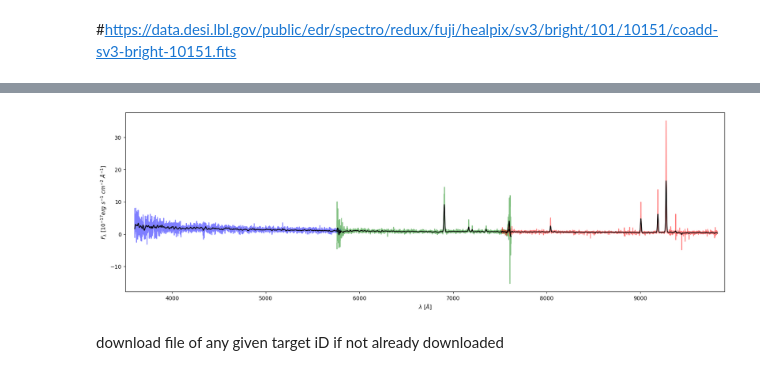
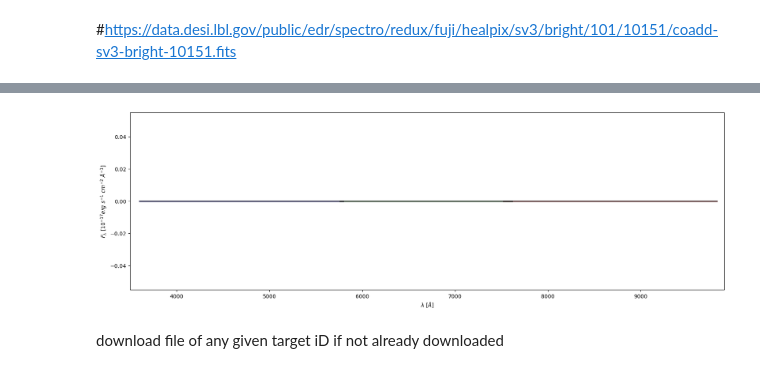
Before and after one commit to abigailpatrick/DESI-Mini-Project, a Jupyter notebook: DESI_SPECTRA.ipynb, the cells around one changed output, grey strips where cells are left out. Drawn from its saved outputs; the diff is of its cells as text; code cells hidden in the pictures.

```diff
--- a/DESI_SPECTRA.ipynb
+++ b/DESI_SPECTRA.ipynb
@@ -551,31 +679,31 @@ print(coadd_spec_wave_B,coadd_spec_flux_B)
 # %%
 from astropy.table import Table
 from astropy.convolution import convolve, Gaussian1DKernel
 
 
 import matplotlib
 import matplotlib.pyplot as plt
 
-x = 1234
+x = 123
 # Plotting this spectra -
 
 plt.figure(figsize = (20, 6))
 # Plot the spectrum from each arm (B,R,Z) in blue, green, red
 
 plt.plot(coadd_spec_wave_B, coadd_spec_flux_B[x], color = 'b', alpha = 0.5)
 plt.plot(coadd_spec_wave_R, coadd_spec_flux_R[x], color = 'g', alpha = 0.5)
 plt.plot(coadd_spec_wave_Z, coadd_spec_flux_Z[x], color = 'r', alpha = 0.5)
 # Over-plotting smoothed spectra in black for all the three arms
 plt.plot(coadd_spec_wave_B, convolve(coadd_spec_flux_B[x], Gaussian1DKernel(5)), color = 'k')
 plt.plot(coadd_spec_wave_R, convolve(coadd_spec_flux_R[x], Gaussian1DKernel(5)), color = 'k')
 plt.plot(coadd_spec_wave_Z, convolve(coadd_spec_flux_Z[x], Gaussian1DKernel(5)), color = 'k')
 plt.xlim([3500, 9900])
 #plt.ylim(-100,100)
 plt.xlabel('$\lambda$ [$\AA$]')
 plt.ylabel('$F_{\lambda}$ [$10^{-17} erg\ s^{-1}\ cm^{-2}\ \AA^{-1}$]')
 plt.show()
 # %% [output]
-[figure, old version]
+[figure, new version]
 # %% [markdown]
 download file of any given target iD if not already downloaded
 # %%
```
Also changed, not shown: parts of 18 cells of this notebook, 4 other files.
